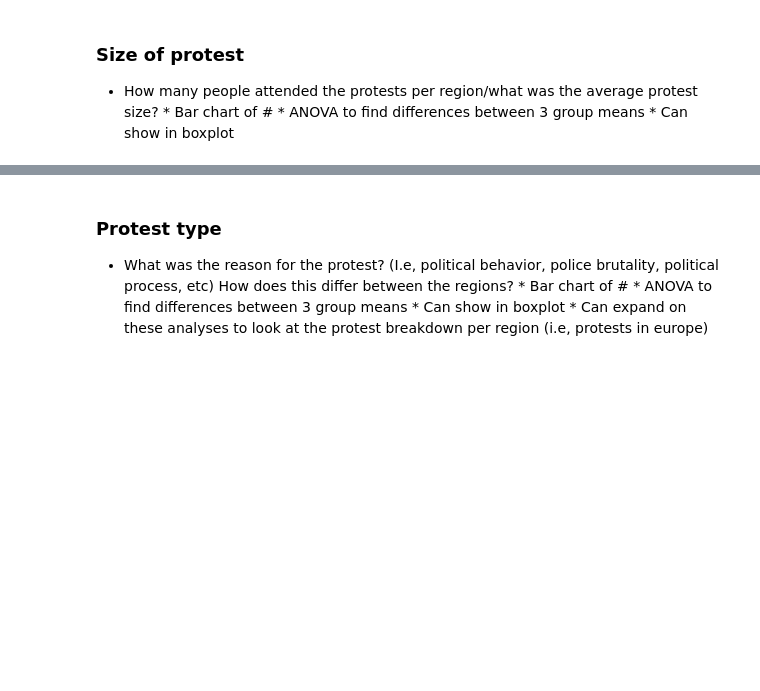
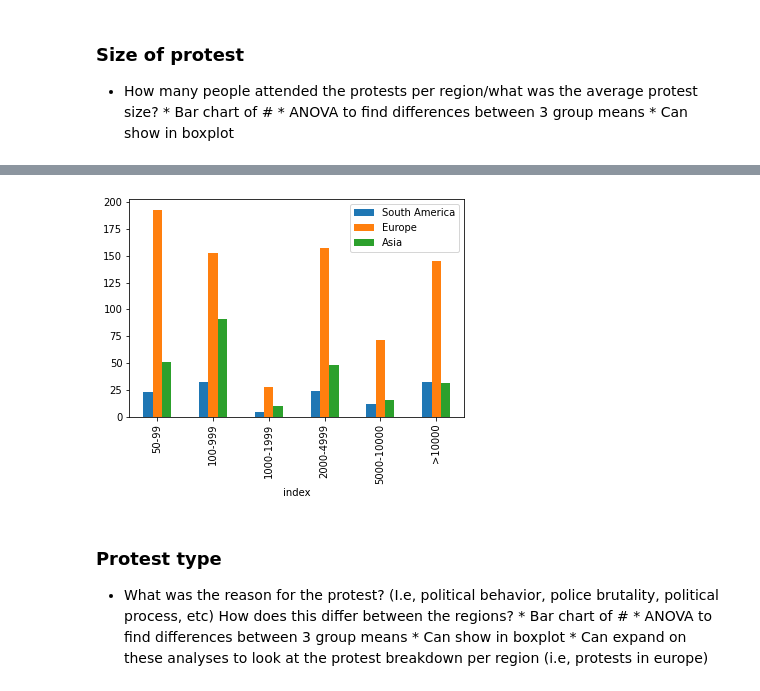
Before and after one commit to jeosqueri/Protest-Happiness-Analysis, a Jupyter notebook: Protest_For_Happiness_Project.ipynb, the cells around one changed output, grey strips where cells are left out. Saved outputs shown, nothing was run; the diff lists cells and outputs as text; code cells hidden in the pictures; blank space fills up the shorter version.

```diff
--- a/Protest_For_Happiness_Project.ipynb
+++ b/Protest_For_Happiness_Project.ipynb
@@ -67,0 +112,9 @@ Protest_Data.head()
+# %%
+south_america_count = Protest_Data.loc[Protest_Data['region'] == 'South America', 'participants_category'].value_counts()
+europe_count = Protest_Data.loc[Protest_Data['region'] == 'Europe', 'participants_category'].value_counts()
+asia_count = Protest_Data.loc[Protest_Data['region'] == 'Asia', 'participants_category'].value_counts()
+# %%
+protest_size_df = pd.DataFrame({"South America": south_america_count,
+                               "Europe": europe_count,
+                               "Asia": asia_count})
+protest_size_df
@@ -67,0 +129,3 @@ Protest_Data.head()
+# %%
+protest_size_df = protest_size_df.reset_index()
+protest_size_df
@@ -67,0 +140,4 @@ Protest_Data.head()
+# %%
+protest_size_df2 = protest_size_df.reindex([3,0,1,2,4,5])
+protest_df3 = protest_size_df2.set_index('index')
+protest_df3
@@ -68,3 +153,7 @@ Protest_Data.head()
+# %%
+multi_plot = protest_df3.plot(kind="bar")
+# %% [output]
+[figure, added]
 # %% [markdown]
 ### Protest type
 * What was the reason for the protest? (I.e, political behavior, police brutality, political process, etc) How does this differ between the regions?
```
Also changed, not shown: parts of 21 cells of this notebook.
